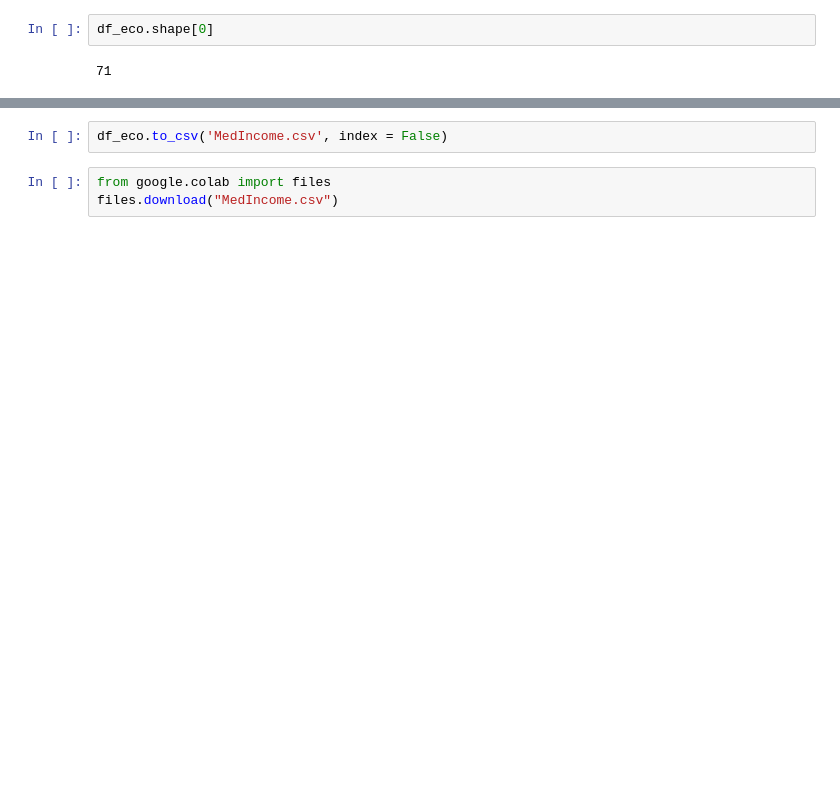
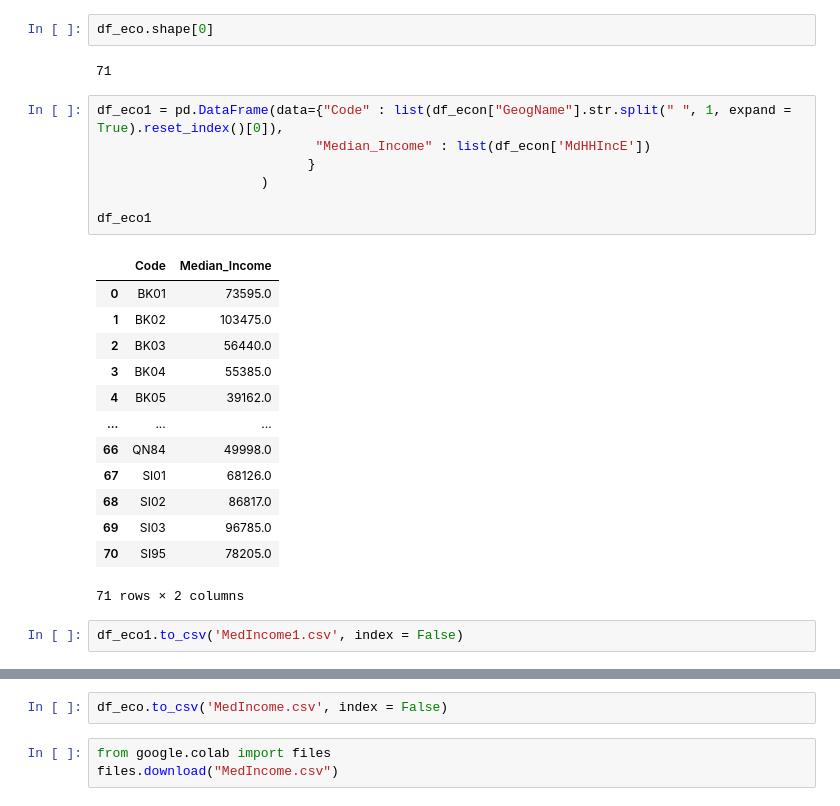
Before and after one commit to kirthi-b/QoL_NYC_Children, a Jupyter notebook: Economic/Data/Economic.ipynb, the cells around one changed output, grey strips where cells are left out. Saved outputs shown, nothing was run; the diff lists cells and outputs as text; blank space fills up the shorter version.

```diff
--- a/Economic/Data/Economic.ipynb
+++ b/Economic/Data/Economic.ipynb
@@ -44,3 +46,26 @@ df_eco.head()
 df_eco.shape[0]
 # %% [output]
 71
+# %%
+df_eco1 = pd.DataFrame(data={"Code" : list(df_econ["GeogName"].str.split(" ", 1, expand = True).reset_index()[0]),
+                            "Median_Income" : list(df_econ['MdHHIncE'])
+                           }
+                     )
+
+df_eco1
+# %% [output]
+|  | Code | Median_Income |
+| 0 | BK01 | 73595.0 |
+| 1 | BK02 | 103475.0 |
+| 2 | BK03 | 56440.0 |
+| 3 | BK04 | 55385.0 |
+| 4 | BK05 | 39162.0 |
+| ... | ... | ... |
+| 66 | QN84 | 49998.0 |
+| 67 | SI01 | 68126.0 |
+| 68 | SI02 | 86817.0 |
+| 69 | SI03 | 96785.0 |
+| 70 | SI95 | 78205.0 |
+71 rows × 2 columns
+# %%
+df_eco1.to_csv('MedIncome1.csv', index = False)
```
Also changed, not shown: parts of 16 cells of this notebook, 19 other files.
